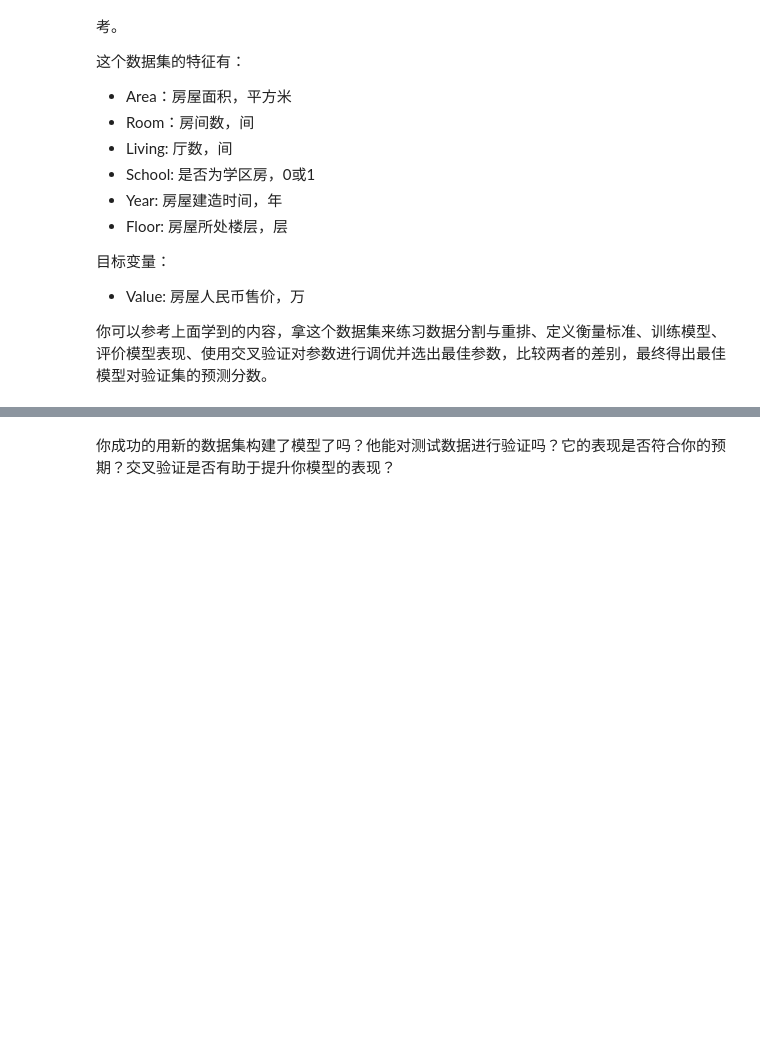
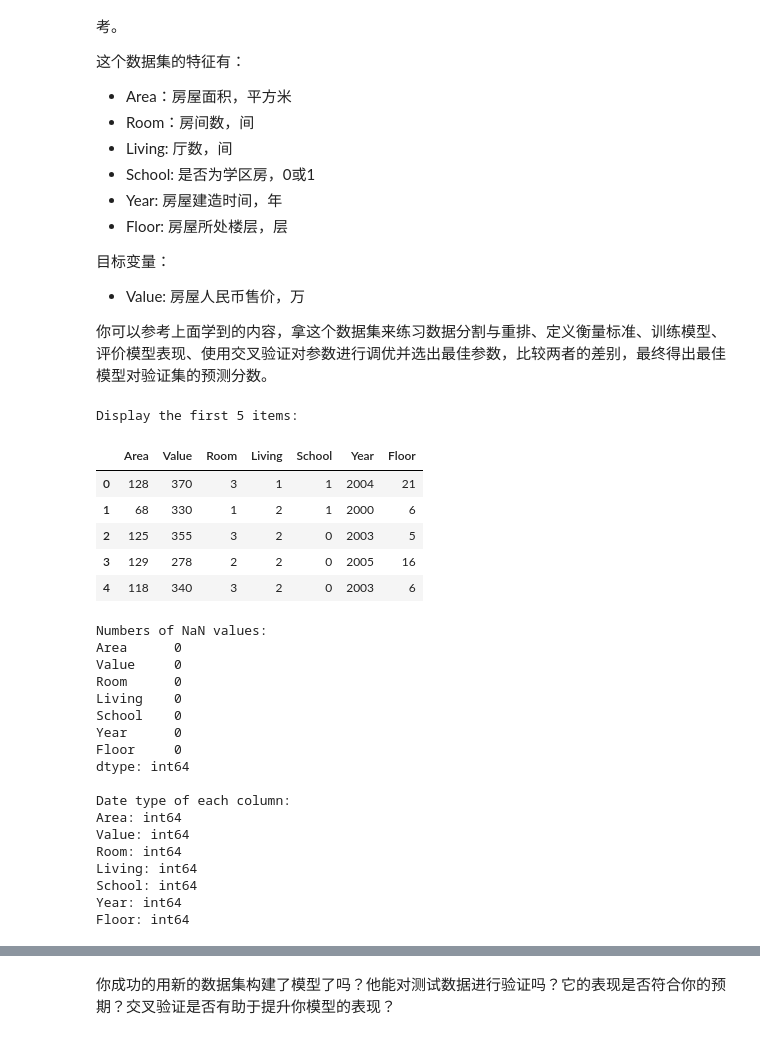
Before and after one commit to zhaobaiyu/mlnd, a Jupyter notebook: boston_housing/boston_housing.ipynb, the cells around one changed output, grey strips where cells are left out. Drawn from its saved outputs; the diff is of its cells as text; code cells hidden in the pictures; blank space fills up the shorter version.

```diff
--- a/boston_housing/boston_housing.ipynb
+++ b/boston_housing/boston_housing.ipynb
@@ -454,0 +453,40 @@ Range in prices: $69,044.61
+# %%
+# 读入数据，查看数据，分割数据
+from IPython.display import display
+bj_data = pd.read_csv('bj_housing.csv')
+print 'Display the first 5 items:'
+display(bj_data.head())
+print '\n', 'Numbers of NaN values:'
+print bj_data.isnull().sum(), '\n'
+print 'Date type of each column:'
+for column in bj_data.columns:
+    print column + ': ' + str(bj_data[column].dtype)
+bj_prices = bj_data.Value
+bj_features = bj_data.drop('Value', axis=1)
+bj_X_train, bj_X_test, bj_y_train, bj_y_test = train_test_split(bj_features, bj_prices, test_size=0.2, random_state=0)
+# %% [output]
+Display the first 5 items:
+|  | Area | Value | Room | Living | School | Year | Floor |
+| 0 | 128 | 370 | 3 | 1 | 1 | 2004 | 21 |
+| 1 | 68 | 330 | 1 | 2 | 1 | 2000 | 6 |
+| 2 | 125 | 355 | 3 | 2 | 0 | 2003 | 5 |
+| 3 | 129 | 278 | 2 | 2 | 0 | 2005 | 16 |
+| 4 | 118 | 340 | 3 | 2 | 0 | 2003 | 6 |
+Numbers of NaN values:
+Area      0
+Value     0
+Room      0
+Living    0
+School    0
+Year      0
+Floor     0
+dtype: int64
+
+Date type of each column:
+Area: int64
+Value: int64
+Room: int64
+Living: int64
+School: int64
+Year: int64
+Floor: int64
```
Also changed, not shown: parts of 10 cells of this notebook, 1 other file.
